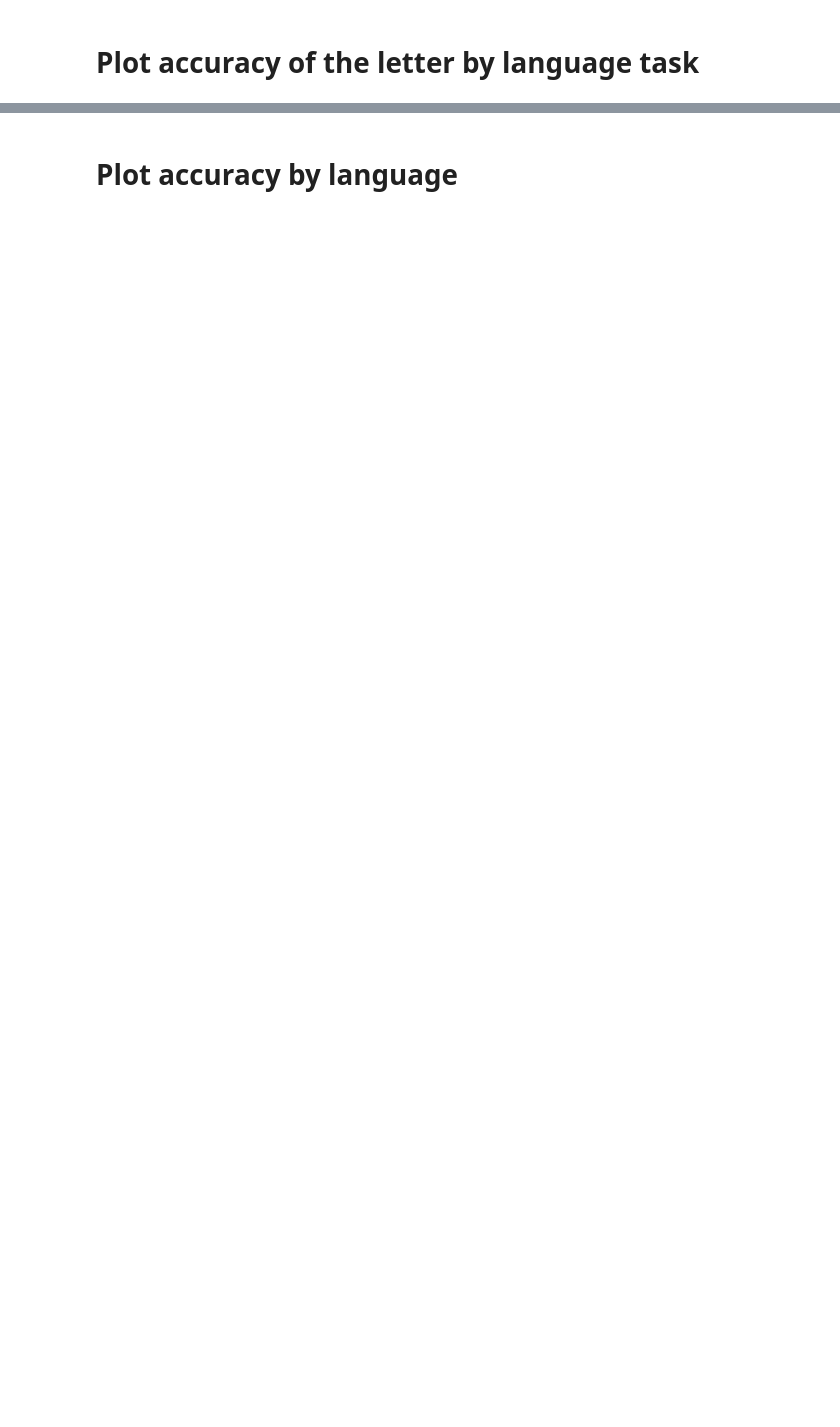
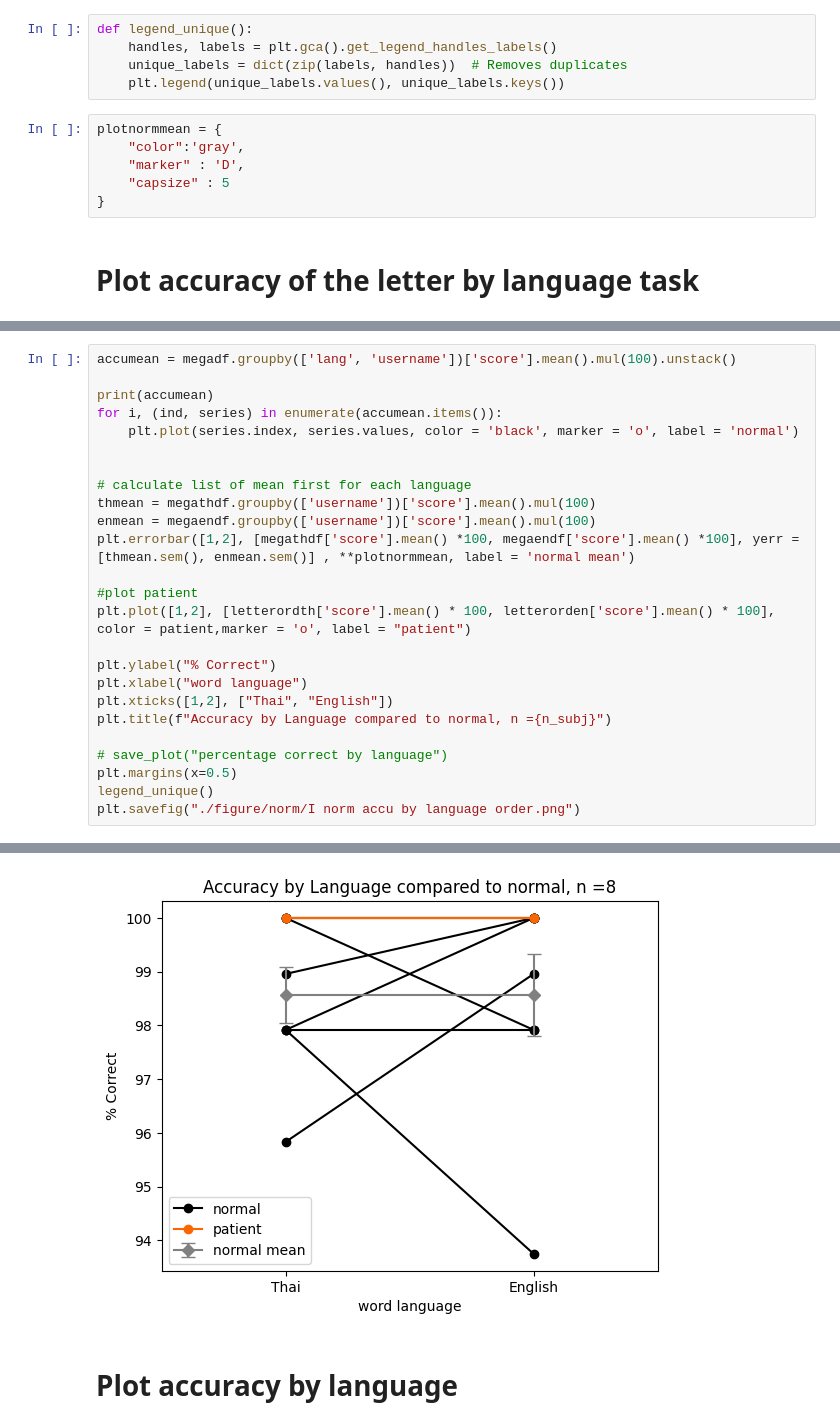
Before and after one commit to Plausma/Dyslexia, a Jupyter notebook: task 1 norm.ipynb, the cells around one changed output, grey strips where cells are left out. Cells and saved outputs as stored; diff of their text form; blank space fills up the shorter version.

```diff
--- a/task 1 norm.ipynb
+++ b/task 1 norm.ipynb
@@ -153,5 +157,16 @@ letterordall = pd.concat([li_patient[0], li_patient[1]], ignore_index=True)
 # %% [output]
 ['YP', 'en']
 ['YP', 'th']
+# %%
+def legend_unique():
+    handles, labels = plt.gca().get_legend_handles_labels()
+    unique_labels = dict(zip(labels, handles))  # Removes duplicates
+    plt.legend(unique_labels.values(), unique_labels.keys())
+# %%
+plotnormmean = {
+    "color":'gray',
+    "marker" : 'D',
+    "capsize" : 5
+}
 # %% [markdown]
 # Plot accuracy of the letter by language task
@@ -177,0 +173,26 @@ Name: score, dtype: float64
+# %%
+accumean = megadf.groupby(['lang', 'username'])['score'].mean().mul(100).unstack()
+
+print(accumean)
+for i, (ind, series) in enumerate(accumean.items()):
+    plt.plot(series.index, series.values, color = 'black', marker = 'o', label = 'normal')
+
+
+# calculate list of mean first for each language
+thmean = megathdf.groupby(['username'])['score'].mean().mul(100)
+enmean = megaendf.groupby(['username'])['score'].mean().mul(100)
+plt.errorbar([1,2], [megathdf['score'].mean() *100, megaendf['score'].mean() *100], yerr = [thmean.sem(), enmean.sem()] , **plotnormmean, label = 'normal mean')
+
+#plot patient
+plt.plot([1,2], [letterordth['score'].mean() * 100, letterorden['score'].mean() * 100],  color = patient,marker = 'o', label = "patient")
+
+plt.ylabel("% Correct")
+plt.xlabel("word language")
+plt.xticks([1,2], ["Thai", "English"])
+plt.title(f"Accuracy by Language compared to normal, n ={n_subj}")
+
+# save_plot("percentage correct by language")
+plt.margins(x=0.5)
+legend_unique()
+plt.savefig("./figure/norm/I norm accu by language order.png")
+# %% [output]
@@ -178,2 +208,3 @@ Name: score, dtype: float64
+[figure, added]
 # %% [markdown]
 # Plot accuracy by language
```
Also changed, not shown: parts of 21 cells of this notebook, 13 other files.
